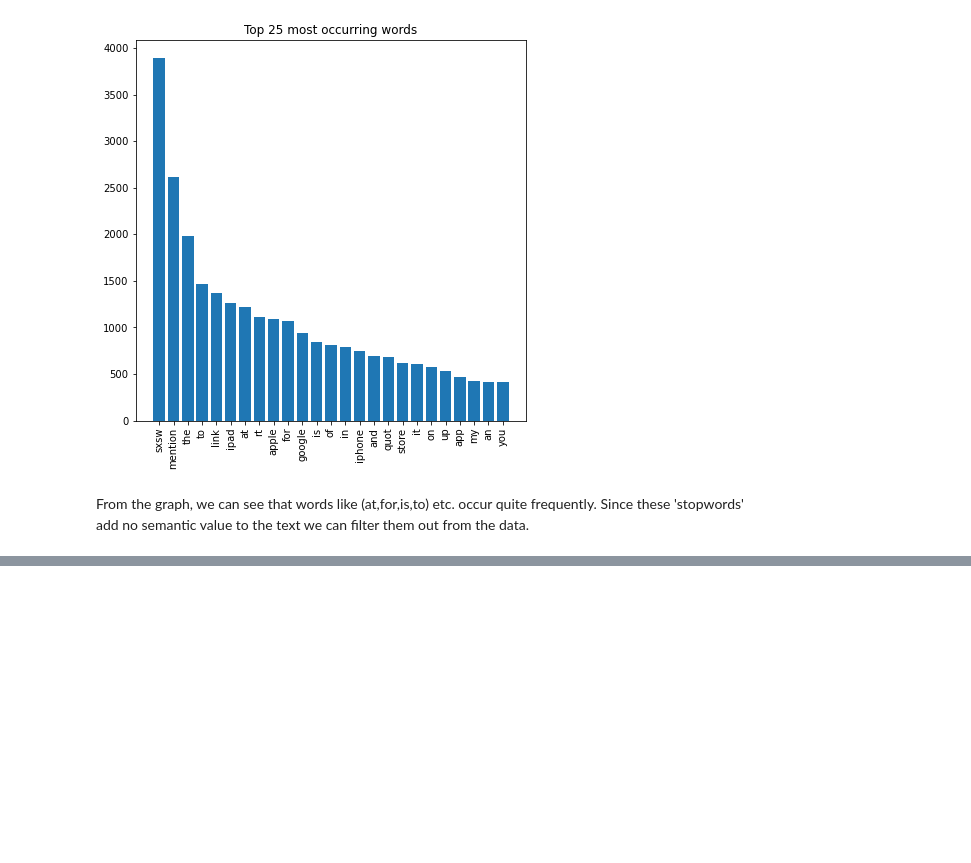
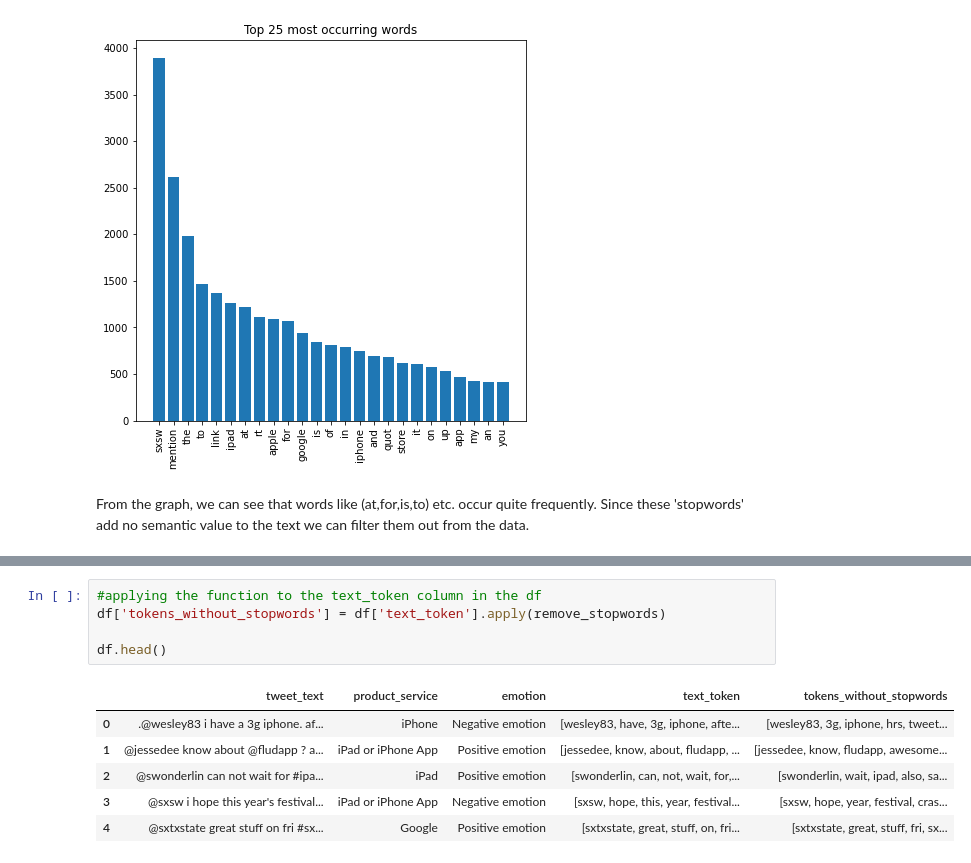
Before and after one commit to rahulakrish/customer_sentiment_analysis, a Jupyter notebook: phase4_project.ipynb, the cells around one changed output, grey strips where cells are left out. Drawn from its saved outputs; the diff is of its cells as text; blank space fills up the shorter version.

```diff
--- a/phase4_project.ipynb
+++ b/phase4_project.ipynb
@@ -191,0 +205,12 @@ From the graph, we can see that words like (at,for,is,to) etc. occur quite frequ
+# %%
+#applying the function to the text_token column in the df
+df['tokens_without_stopwords'] = df['text_token'].apply(remove_stopwords)
+
+df.head()
+# %% [output]
+|  | tweet_text | product_service | emotion | text_token | tokens_without_stopwords |
+| 0 | .@wesley83 i have a 3g iphone. af... | iPhone | Negative emotion | [wesley83, have, 3g, iphone, afte... | [wesley83, 3g, iphone, hrs, tweet... |
+| 1 | @jessedee know about @fludapp ? a... | iPad or iPhone App | Positive emotion | [jessedee, know, about, fludapp, ... | [jessedee, know, fludapp, awesome... |
+| 2 | @swonderlin can not wait for #ipa... | iPad | Positive emotion | [swonderlin, can, not, wait, for,... | [swonderlin, wait, ipad, also, sa... |
+| 3 | @sxsw i hope this year's festival... | iPad or iPhone App | Negative emotion | [sxsw, hope, this, year, festival... | [sxsw, hope, year, festival, cras... |
+| 4 | @sxtxstate great stuff on fri #sx... | Google | Positive emotion | [sxtxstate, great, stuff, on, fri... | [sxtxstate, great, stuff, fri, sx... |
```
Also changed, not shown: parts of 3 cells of this notebook.
